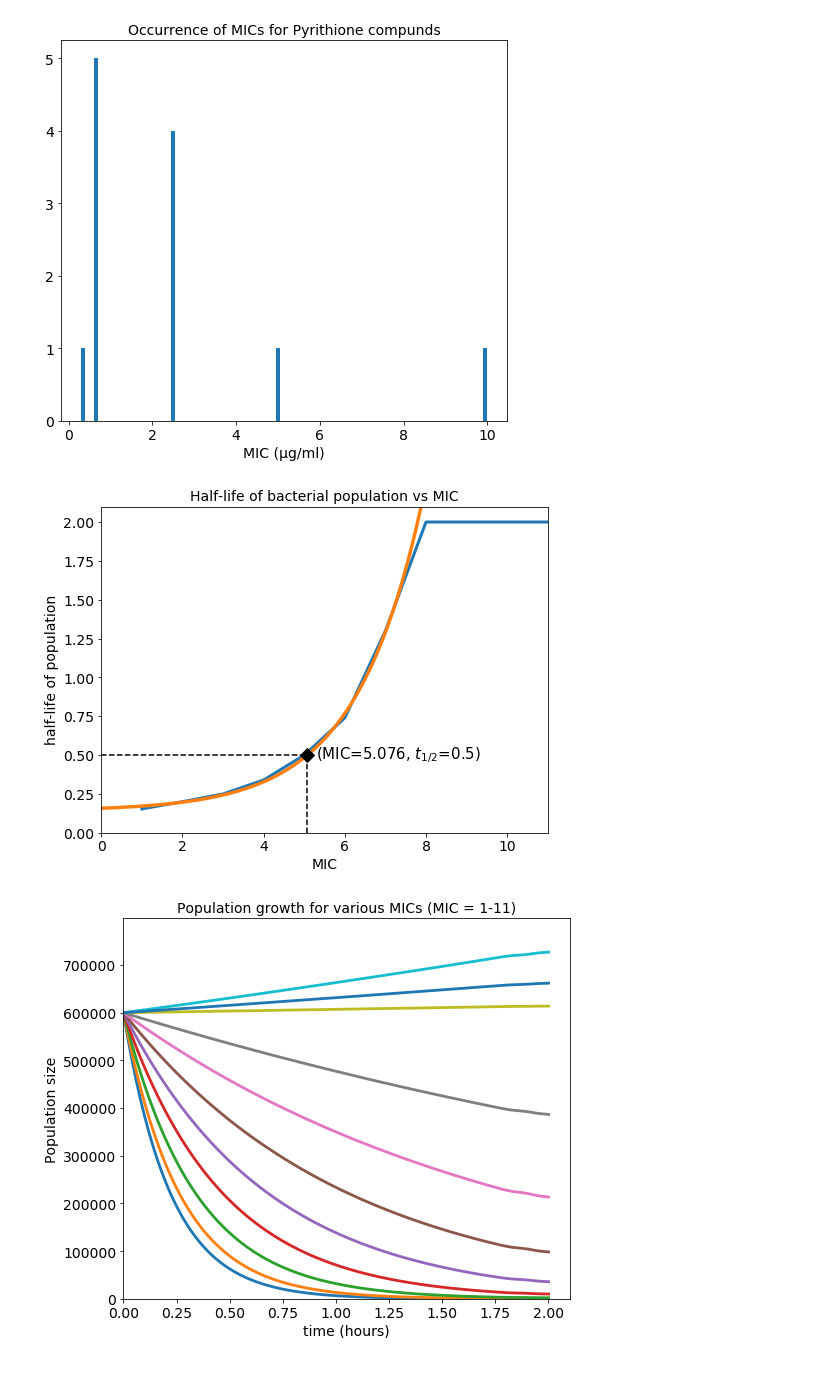
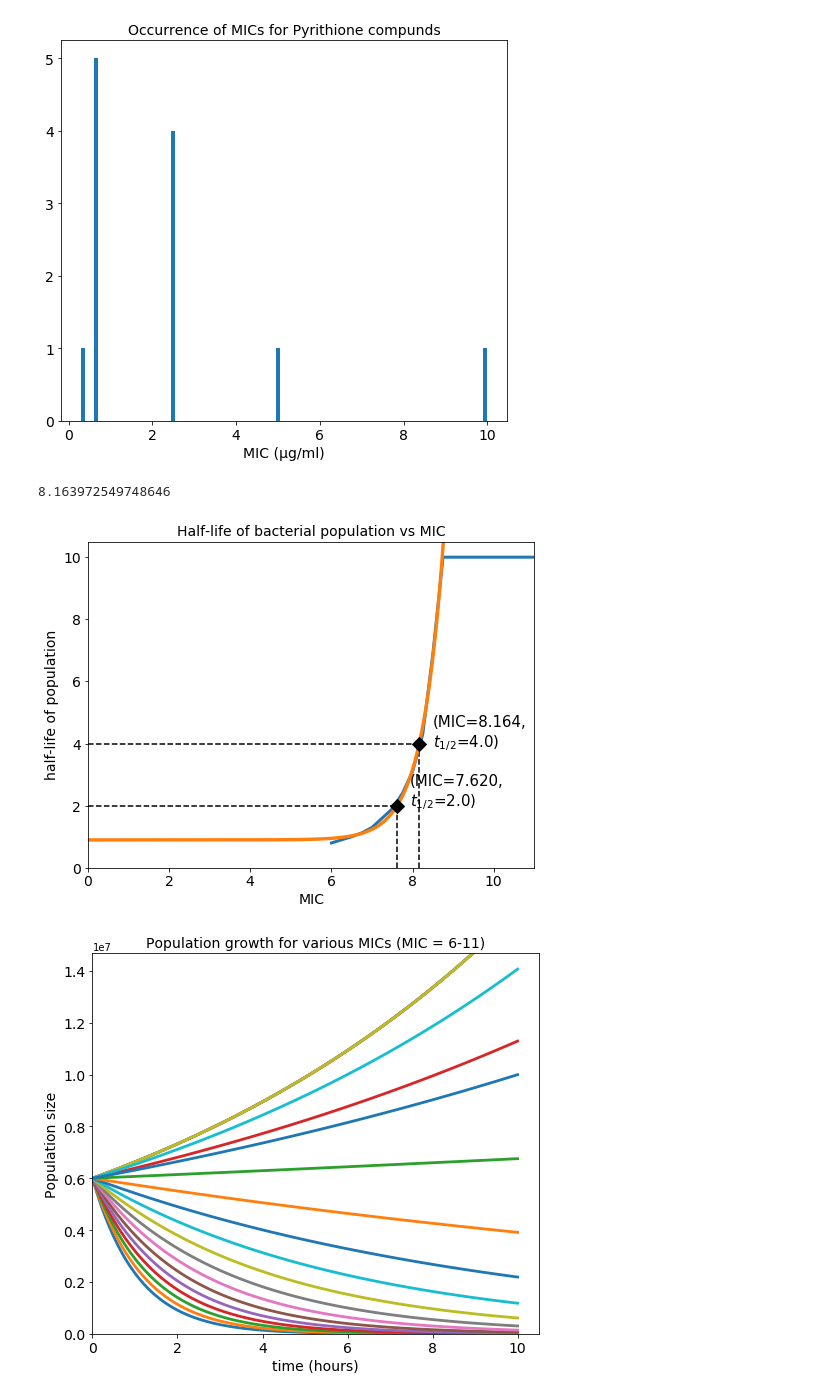
Before and after one commit to patricksinclair/Pyrithione_Analysis, a Jupyter notebook: Testing_phase/PyrithionePlotter.ipynb, the cells around one changed output. Drawn from its saved outputs; the diff is of its cells as text; code cells hidden in the pictures.

```diff
--- a/Testing_phase/PyrithionePlotter.ipynb
+++ b/Testing_phase/PyrithionePlotter.ipynb
@@ -169,7 +169,7 @@ def plotMultipleMICCurves(filename):
 
     font_size=14
     plt.tick_params(labelsize=14)
-    plt.title('Population growth for various MICs (MIC = 1-11)', fontsize=font_size)
+    plt.title('Population growth for various MICs (MIC = 6-11)', fontsize=font_size)
     plt.xlabel('time (hours)', fontsize=font_size)
     plt.ylabel('Population size', fontsize=font_size)
     plt.savefig('popSize(t)_vs_MIC.png')
@@ -182,61 +182,89 @@ def plotHalfLifesOfMICs(filename):
 
     MIC_labels, times, MICpops = extractMultipleMICCurves(filename)
     half_life_lists = [getAvgHalfLifeOfMICCurve(times, mic) for mic in MICpops]
-    relevant_hls = half_life_lists[:7] # the non-zero half lifes
+    relevant_hls = half_life_lists[:11] # the non-zero half lifes
     MIC_vals = [float(re.findall("\d+\.\d+", MIC_string)[0]) for MIC_string in MIC_labels]
 
-    target_halfLife = 0.5 # the timeframe in hours desired for the population to decrease by half
+    target_halfLife = 4.# the timeframe in hours desired for the population to decrease by half
+    target_halfLife2 = 2.
 
     def fit_func(x, a, b, c):
         return b*np.exp(a*x) + c
 
-    def objective(x, a, b, c):
-        '''used to find the x-value of the above function given a y value'''
-        return (0.5 - fit_func(x, a, b, c))**2
+    '''def objective(x, a, b, c):
+        #used to find the x-value of the above function given a y value
+        return (target_halfLife - fit_func(x, a, b, c))**2
 
+    def objective2(x, a, b, c):
+        return (target_halfLife2 - fit_func(x, a, b, c))**2
+    '''
+    #can make a function iside a function to pass values to the optimizer
+    def objective_halfLife(targ_hl):
 
-    mic_arr = np.array(MIC_vals[:7])
+        def objective(x, a, b, c):
+        #'''used to find the x-value of the above function given a y value'''
+            return (targ_hl - fit_func(x, a, b, c))**2
+        return objective
+
+    #print(MIC_vals)
+    mic_arr = np.array(MIC_vals[:11])
     hl_arr = np.array(relevant_hls)
 
     params = curve_fit(fit_func, mic_arr, hl_arr)
     [a, b, c] = params[0]
 
     # here we find the x value (MIC) for a given y-value (half-life)
-    popt2, pcov2 = curve_fit(fit_func, mic_arr, hl_arr)
-    res = minimize_scalar(objective, bracket=(1, 11), args=tuple(popt2))
+    def getTargetMIC(targ_hl):
+        popt2, pcov2 = curve_fit(fit_func, mic_arr, hl_arr)
+        #print(pcov2)
+        res = minimize_scalar(objective_halfLife(targ_hl), bracket=(6, 11), args=tuple(popt2))
+        return res.x # the half life required to obtain target_halfLife
 
-    target_MIC = res.x # the half life required to obtain target_halfLife
+
+    target_MIC = getTargetMIC(target_halfLife)
+    target_MIC2 = getTargetMIC(target_halfLife2)
+    print(target_MIC)
 
     x_vals = np.linspace(0., 12, 400)
     fitted_hls = [fit_func(x, a, b, c) for x in x_vals]
 
     plt.figure(figsize=(8,6))
     plt.plot(MIC_vals, half_life_lists, linewidth=3) #recorded data
     plt.plot(x_vals, fitted_hls, linewidth=3.4) #fitted curve
 
     plt.plot(target_MIC, target_halfLife, marker='D', markersize=10, color='black') #plot desired MIC for specificied half-life
     plt.vlines(target_MIC, 0, target_halfLife, linestyle="dashed")
     plt.hlines(target_halfLife, 0, target_MIC, linestyle="dashed")
     targMIC_string = "{:.3f}".format(target_MIC)
-    plt.text(target_MIC*1.04, target_halfLife *0.96, "(MIC="+targMIC_string+", $t_{1/2}$="+str(target_halfLife)+")", fontsize=15)
+    plt.text(target_MIC*1.04, target_halfLife *0.96, "(MIC="+targMIC_string+",\n$t_{1/2}$="+str(target_halfLife)+")", fontsize=15)
+
+    plt.plot(target_MIC2, target_halfLife2, marker='D', markersize=10, color='black') #plot desired MIC for specificied half-life
+    plt.vlines(target_MIC2, 0, target_halfLife2, linestyle="dashed")
+    plt.hlines(target_halfLife2, 0, target_MIC2, linestyle="dashed")
+    targMIC_string2 = "{:.3f}".format(target_MIC2)
+    plt.text(target_MIC2*1.04, target_halfLife2*0.96, "(MIC="+targMIC_string2+",\n$t_{1/2}$="+str(target_halfLife2)+")", fontsize=15)
 
     font_size=14
     plt.title('Half-life of bacterial population vs MIC', fontsize=font_size)
     plt.xlabel('MIC', fontsize=font_size)
     plt.ylabel('half-life of population', fontsize=font_size)
 
     plt.tick_params(labelsize=14)
     plt.xlim(0,11.)
-    plt.ylim(0,2.1)
+    plt.ylim(0,1.05*max(times))
     plt.savefig('halfLife_vs_MIC.png')
     plt.show()
 
 
 
 
 
-plotHalfLifesOfMICs('Pyrithione_MICVarying_c=10.0.txt')
-plotMultipleMICCurves('Pyrithione_MICVarying_c=10.0.txt')
+#plotHalfLifesOfMICs('Pyrithione_MICVarying_c=10.0.txt')
+#plotMultipleMICCurves('Pyrithione_MICVarying_c=10.0.txt')
+
+plotHalfLifesOfMICs('Pyrithione_MICVarying_c=10.0-extended.txt')
+plotMultipleMICCurves('Pyrithione_MICVarying_c=10.0-extended.txt')
 # %% [output]
+8.163972549748646
-[figure, old version]
+[figure, new version]
-[figure, old version]
+[figure, new version]
```
Also changed, not shown: parts of 1 cell of this notebook, 11 other files.
